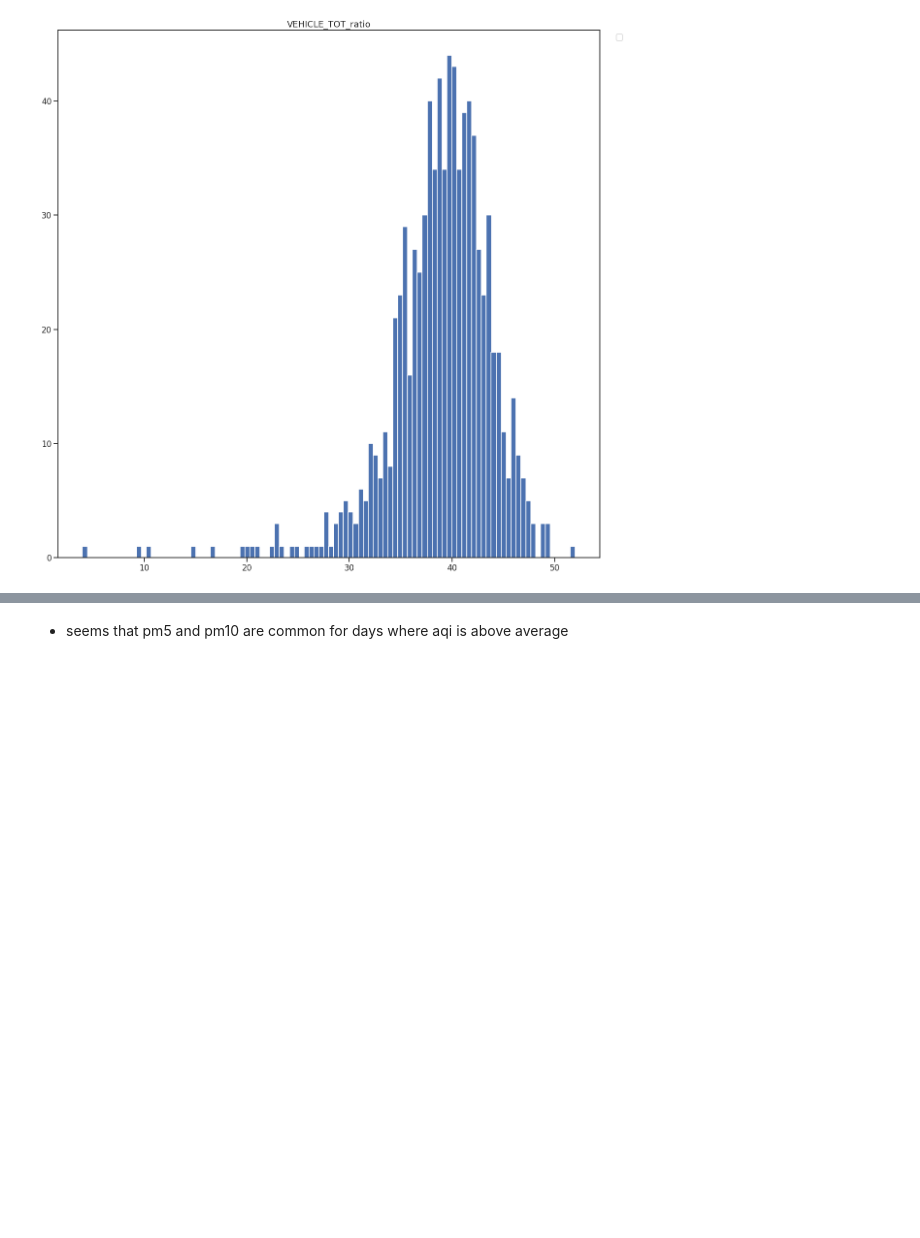
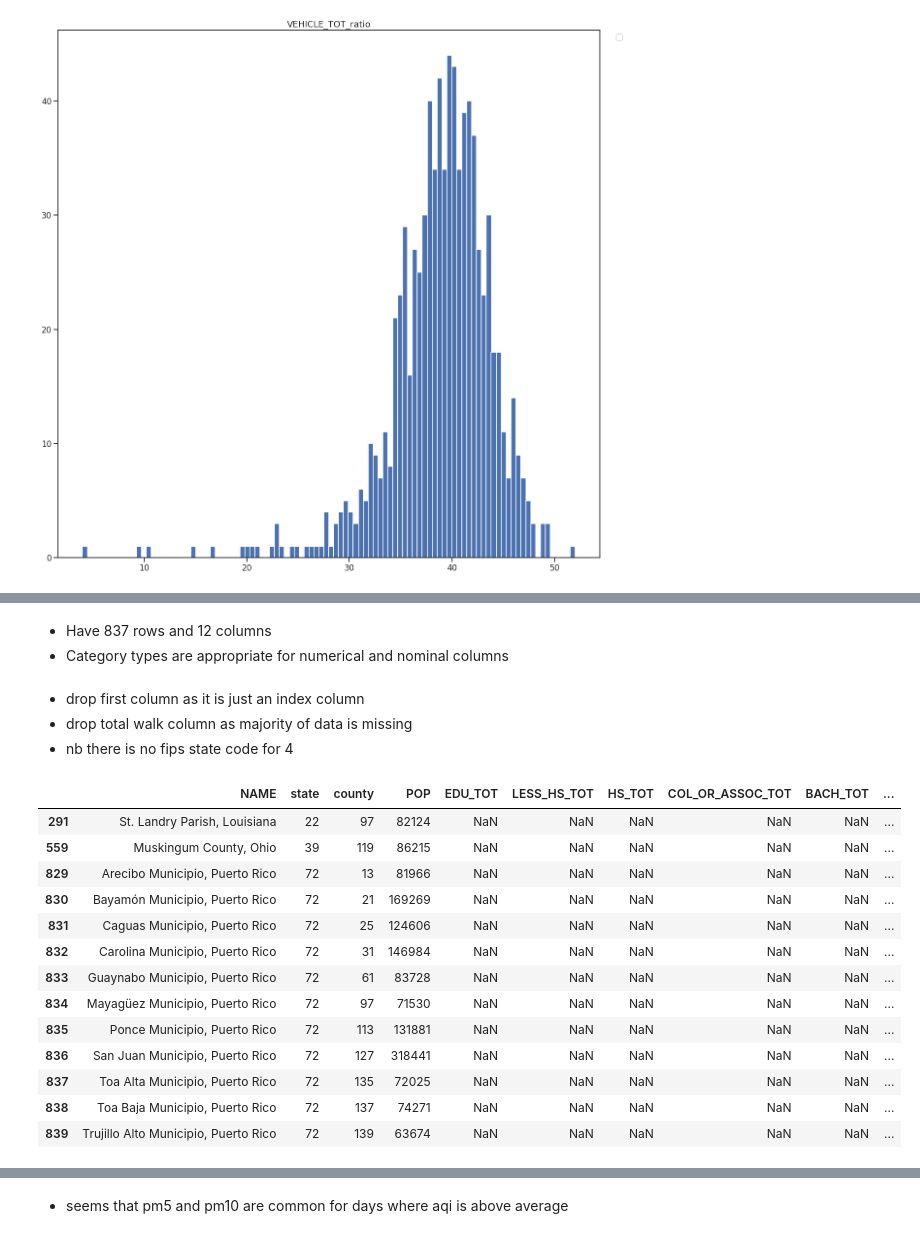
Before and after one commit to willkchan/Pollution-Forecast, a Jupyter notebook: src/preparation/Data_Wrangling7.ipynb, the cells around one changed output, grey strips where cells are left out. Drawn from its saved outputs; the diff is of its cells as text; code cells hidden in the pictures; blank space fills up the shorter version.

```diff
--- a/src/preparation/Data_Wrangling7.ipynb
+++ b/src/preparation/Data_Wrangling7.ipynb
@@ -834,0 +975,3 @@ No handles with labels found to put in legend.
+# %% [markdown]
+* Have 837 rows and 12 columns
+* Category types are appropriate for numerical and nominal columns
@@ -834,0 +985,23 @@ No handles with labels found to put in legend.
+# %% [markdown]
+* drop first column as it is just an index column
+* drop total walk column as majority of data is missing
+* nb there is no fips state code for 4
+# %%
+educ_vehicle_2019.NAME.duplicated().sum()
+educ_vehicle_2019.isnull().sum()
+educ_vehicle_2019.loc[educ_vehicle_2019.isnull().any(axis=1)]
+# %% [output]
+|  | NAME | state | county | POP | EDU_TOT | LESS_HS_TOT | HS_TOT | COL_OR_ASSOC_TOT | BACH_TOT | ... |
+| 291 | St. Landry Parish, Louisiana | 22 | 97 | 82124 | NaN | NaN | NaN | NaN | NaN | ... |
+| 559 | Muskingum County, Ohio | 39 | 119 | 86215 | NaN | NaN | NaN | NaN | NaN | ... |
+| 829 | Arecibo Municipio, Puerto Rico | 72 | 13 | 81966 | NaN | NaN | NaN | NaN | NaN | ... |
+| 830 | Bayamón Municipio, Puerto Rico | 72 | 21 | 169269 | NaN | NaN | NaN | NaN | NaN | ... |
+| 831 | Caguas Municipio, Puerto Rico | 72 | 25 | 124606 | NaN | NaN | NaN | NaN | NaN | ... |
+| 832 | Carolina Municipio, Puerto Rico | 72 | 31 | 146984 | NaN | NaN | NaN | NaN | NaN | ... |
+| 833 | Guaynabo Municipio, Puerto Rico | 72 | 61 | 83728 | NaN | NaN | NaN | NaN | NaN | ... |
+| 834 | Mayagüez Municipio, Puerto Rico | 72 | 97 | 71530 | NaN | NaN | NaN | NaN | NaN | ... |
+| 835 | Ponce Municipio, Puerto Rico | 72 | 113 | 131881 | NaN | NaN | NaN | NaN | NaN | ... |
+| 836 | San Juan Municipio, Puerto Rico | 72 | 127 | 318441 | NaN | NaN | NaN | NaN | NaN | ... |
+| 837 | Toa Alta Municipio, Puerto Rico | 72 | 135 | 72025 | NaN | NaN | NaN | NaN | NaN | ... |
+| 838 | Toa Baja Municipio, Puerto Rico | 72 | 137 | 74271 | NaN | NaN | NaN | NaN | NaN | ... |
+| 839 | Trujillo Alto Municipio, Puerto Rico | 72 | 139 | 63674 | NaN | NaN | NaN | NaN | NaN | ... |
```
Also changed, not shown: parts of 22 cells of this notebook.
